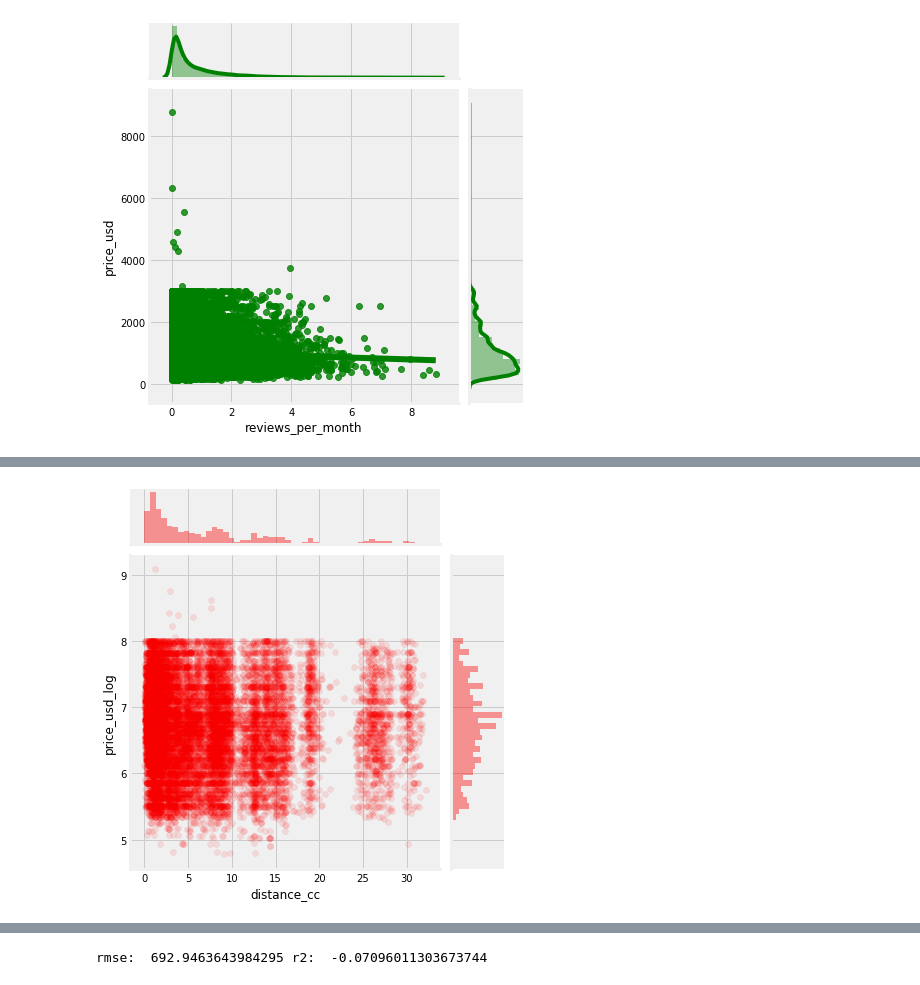
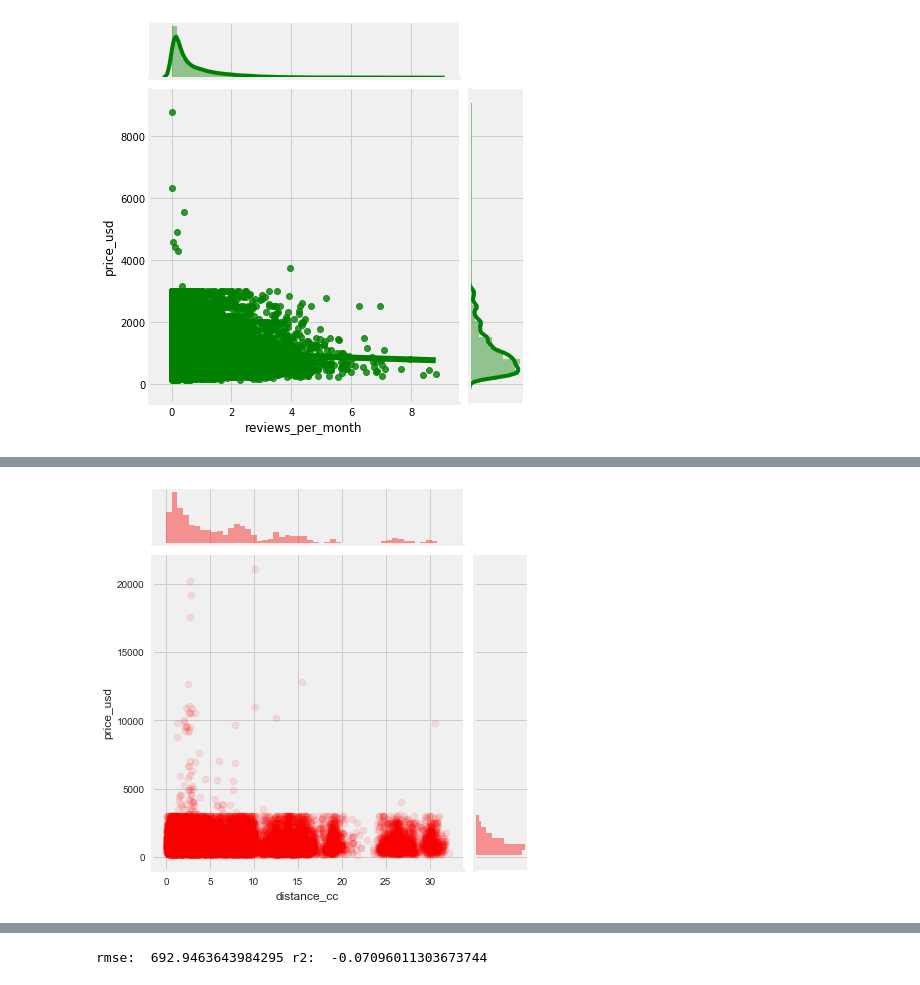
Before and after one commit to dolcikey/Cape_Town_AirBNB, a Jupyter notebook: SouthAfricaAirBNB.ipynb, the cells around one changed output, grey strips where cells are left out. Drawn from its saved outputs; the diff is of its cells as text; code cells hidden in the pictures.

```diff
--- a/SouthAfricaAirBNB.ipynb
+++ b/SouthAfricaAirBNB.ipynb
@@ -161,3 +91,5 @@ dtype: int64
+# %%
+listing_df = listing_df[listing_df.columns.drop('neighbourhood_group')]
 # %%
 #because the data set is over 24k, I decided to drop the nan values of reviews and last review (the same rows were nan for each)
-listing_df.dropna(subset = ['reviews_per_month', 'last_review'], axis = 0, inplace = True)
+#listing_df.fillna(subset = ['reviews_per_month', 'last_review'], axis = 0, inplace = True)
@@ -187,0 +96,2 @@ listing_df.shape
+# %%
+listing_df['last_review'] = listing_df['last_review'].replace(np.nan, 0)
@@ -187,0 +104,2 @@ listing_df.shape
+# %%
+listing_df['number_of_reviews'] = listing_df['number_of_reviews'].replace(np.nan, 0)
@@ -465,10 +264,11 @@ Index(['id', 'name', 'host_id', 'host_name', 'neighbourhood_group',
 # %%
 listing_df['availability_log'] = np.log(listing_df['availability_365'])
 listing_df['availability_365_sin'] = np.sin(listing_df['availability_365'])
 listing_df['price_log'] = np.log(listing_df['price'])
-sns.jointplot(x = 'distance_cc', y = 'price_usd_log', data = listing_df, kind = 'scatter', color = 'red', alpha = 0.1);
+
+sns.jointplot(x = 'distance_cc', y = 'price_usd', data = listing_df, kind = 'scatter', color = 'red', alpha = 0.1);
 # %% [output]
-[figure, old version]
+[figure, new version]
 # %%
 sns.jointplot(x = 'distance_cc', y = 'price_usd', data = listing_df, kind = 'reg', color = 'purple');
 # %% [output]
```
Also changed, not shown: parts of 60 cells of this notebook.
